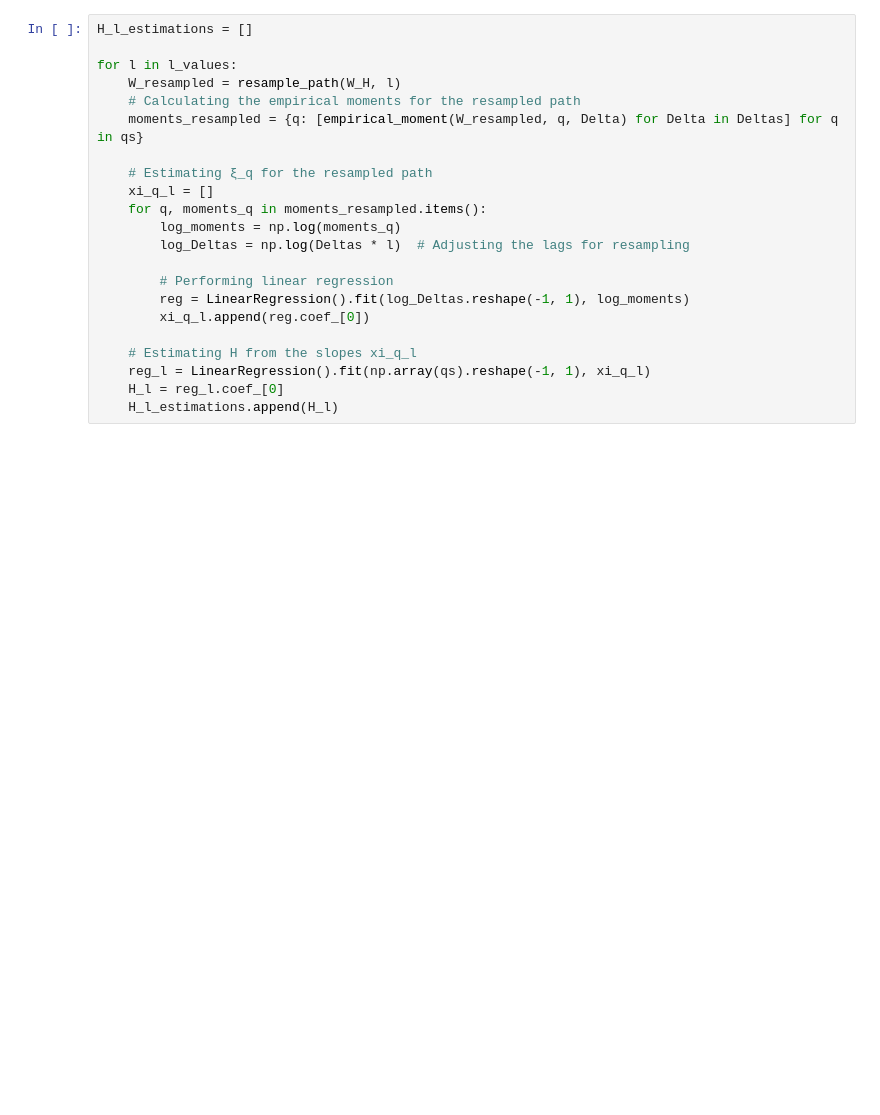
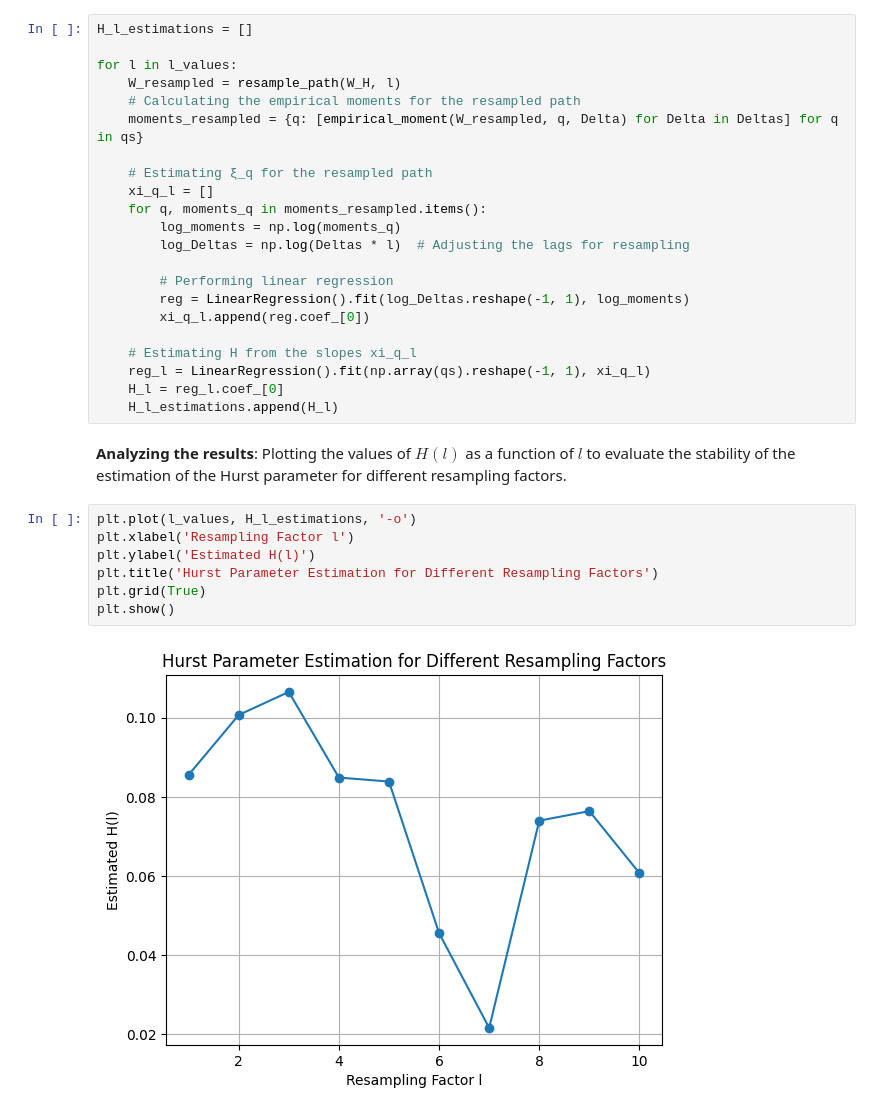
Before and after one commit to MathQuantLab/options-implied-volatility, a Jupyter notebook: options-implied-volatility.ipynb, the cells around one changed output. Saved outputs shown, nothing was run; the diff lists cells and outputs as text; blank space fills up the shorter version.

Commit message:
Results and analysis - Question 5

```diff
--- a/options-implied-volatility.ipynb
+++ b/options-implied-volatility.ipynb
@@ -432,3 +432,14 @@ for l in l_values:
     reg_l = LinearRegression().fit(np.array(qs).reshape(-1, 1), xi_q_l)
     H_l = reg_l.coef_[0]
     H_l_estimations.append(H_l)
+# %% [markdown]
+**Analyzing the results**: Plotting the values of $H(l)$ as a function of $l$ to evaluate the stability of the estimation of the Hurst parameter for different resampling factors.
+# %%
+plt.plot(l_values, H_l_estimations, '-o')
+plt.xlabel('Resampling Factor l')
+plt.ylabel('Estimated H(l)')
+plt.title('Hurst Parameter Estimation for Different Resampling Factors')
+plt.grid(True)
+plt.show()
+# %% [output]
+[figure, added]
```
Also changed, not shown: parts of 2 cells of this notebook.
